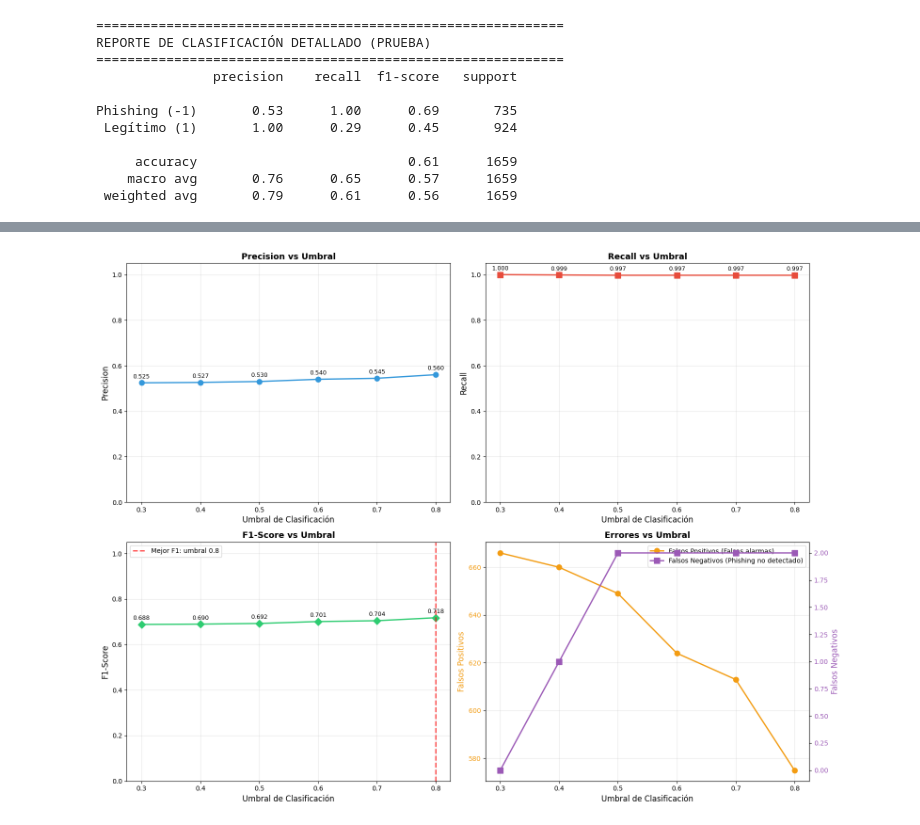
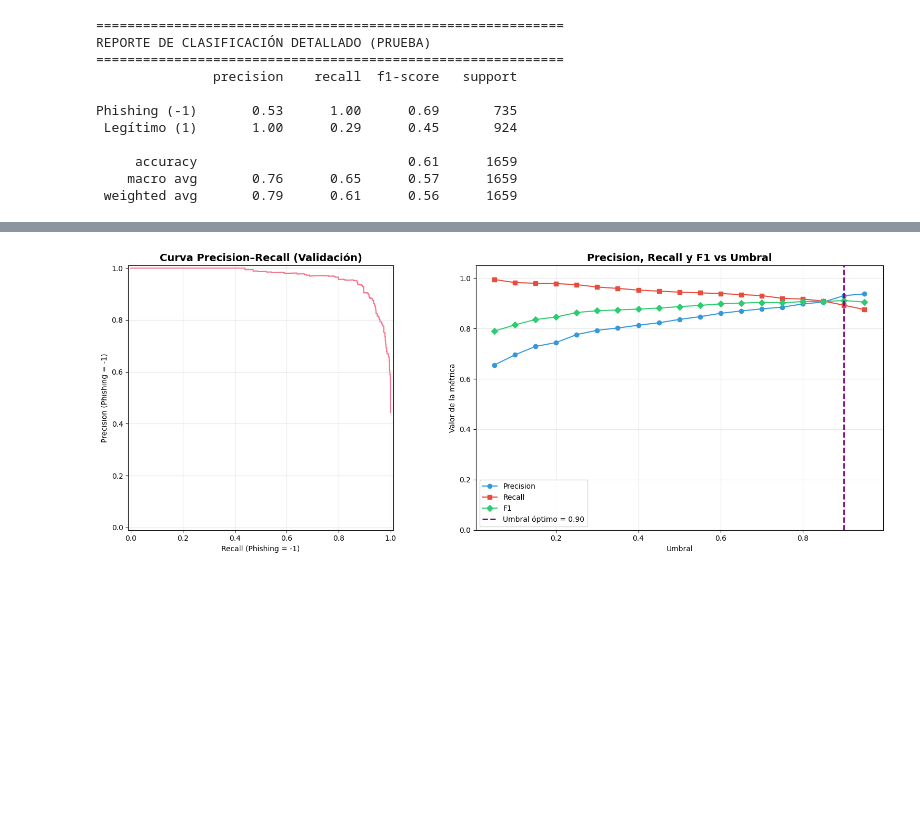
Before and after one commit to Roolivero/sistemasInteligentes, a Jupyter notebook: ProyectoClasificacion/scripts/V1/script3.ipynb, the cells around one changed output, grey strips where cells are left out. Drawn from its saved outputs; the diff is of its cells as text; code cells hidden in the pictures; blank space fills up the shorter version.

```diff
--- a/ProyectoClasificacion/scripts/V1/script3.ipynb
+++ b/ProyectoClasificacion/scripts/V1/script3.ipynb
@@ -1254,85 +1266,38 @@ TABLA COMPARATIVA DE UMBRALES
 # %%
 # ============================================
-# Visualización de la Curva Precision-Recall
+# Curva Precision-Recall y métricas por umbral
 # ============================================
 
-fig, axes = plt.subplots(2, 2, figsize=(16, 12))
+threshold_opt_idx = resultados_umbrales_df['F1'].idxmax()
+threshold_opt = resultados_umbrales_df.loc[threshold_opt_idx, 'Umbral']
+mejor_f1 = resultados_umbrales_df.loc[threshold_opt_idx, 'F1']
 
-# Gráfico 1: Precision vs Umbral
-axes[0, 0].plot(df_umbrales['Umbral'], df_umbrales['Precision'],
-                marker='o', linewidth=2, markersize=8, color='#3498db')
-axes[0, 0].set_xlabel('Umbral de Clasificación', fontsize=12)
-axes[0, 0].set_ylabel('Precision', fontsize=12)
-axes[0, 0].set_title('Precision vs Umbral', fontsize=13, fontweight='bold')
-axes[0, 0].grid(alpha=0.3)
-axes[0, 0].set_ylim([0, 1.05])
-for i, row in df_umbrales.iterrows():
-    axes[0, 0].text(row['Umbral'], row['Precision'] + 0.02,
-                    f"{row['Precision']:.3f}", ha='center', fontsize=9)
+fig, axes = plt.subplots(1, 2, figsize=(16, 6))
 
-# Gráfico 2: Recall vs Umbral
-axes[0, 1].plot(df_umbrales['Umbral'], df_umbrales['Recall'],
-                marker='s', linewidth=2, markersize=8, color='#e74c3c')
-axes[0, 1].set_xlabel('Umbral de Clasificación', fontsize=12)
-axes[0, 1].set_ylabel('Recall', fontsize=12)
-axes[0, 1].set_title('Recall vs Umbral', fontsize=13, fontweight='bold')
-axes[0, 1].grid(alpha=0.3)
-axes[0, 1].set_ylim([0, 1.05])
-for i, row in df_umbrales.iterrows():
-    axes[0, 1].text(row['Umbral'], row['Recall'] + 0.02,
-                    f"{row['Recall']:.3f}", ha='center', fontsize=9)
+# Curva Precision-Recall
+PrecisionRecallDisplay(precision=precision_vals, recall=recall_vals).plot(ax=axes[0])
+axes[0].set_title('Curva Precision–Recall (Validación)', fontsize=14, fontweight='bold')
+axes[0].set_xlabel('Recall (Phishing = -1)')
+axes[0].set_ylabel('Precision (Phishing = -1)')
+axes[0].grid(alpha=0.3)
 
-# Gráfico 3: F1-Score vs Umbral
-axes[1, 0].plot(df_umbrales['Umbral'], df_umbrales['F1-Score'],
-                marker='D', linewidth=2, markersize=8, color='#2ecc71')
-axes[1, 0].set_xlabel('Umbral de Clasificación', fontsize=12)
-axes[1, 0].set_ylabel('F1-Score', fontsize=12)
-axes[1, 0].set_title('F1-Score vs Umbral', fontsize=13, fontweight='bold')
-axes[1, 0].grid(alpha=0.3)
-axes[1, 0].set_ylim([0, 1.05])
-
-# Marcar el mejor F1
-mejor_f1_idx = df_umbrales['F1-Score'].idxmax()
-mejor_umbral = df_umbrales.loc[mejor_f1_idx, 'Umbral']
-mejor_f1 = df_umbrales.loc[mejor_f1_idx, 'F1-Score']
-axes[1, 0].axvline(x=mejor_umbral, color='red', linestyle='--', alpha=0.7,
-                   linewidth=2, label=f'Mejor F1: umbral {mejor_umbral}')
-axes[1, 0].legend(fontsize=10)
-for i, row in df_umbrales.iterrows():
-    axes[1, 0].text(row['Umbral'], row['F1-Score'] + 0.02,
-                    f"{row['F1-Score']:.3f}", ha='center', fontsize=9)
-
-# Gráfico 4: Errores (FP y FN) vs Umbral
-ax2 = axes[1, 1]
-line1 = ax2.plot(df_umbrales['Umbral'], df_umbrales['FP'],
-                 marker='o', linewidth=2, markersize=8, color='#f39c12',
-                 label='Falsos Positivos (Falsas alarmas)')
-ax2.set_xlabel('Umbral de Clasificación', fontsize=12)
-ax2.set_ylabel('Falsos Positivos', fontsize=12, color='#f39c12')
-ax2.tick_params(axis='y', labelcolor='#f39c12')
-ax2.grid(alpha=0.3)
-
-# Eje Y secundario para FN
-ax2_twin = ax2.twinx()
-line2 = ax2_twin.plot(df_umbrales['Umbral'], df_umbrales['FN'],
-                      marker='s', linewidth=2, markersize=8, color='#9b59b6',
-                      label='Falsos Negativos (Phishing no detectado)')
-ax2_twin.set_ylabel('Falsos Negativos', fontsize=12, color='#9b59b6')
-ax2_twin.tick_params(axis='y', labelcolor='#9b59b6')
-
-# Combinar leyendas
-lines = line1 + line2
-labels = [l.get_label() for l in lines]
-ax2.legend(lines, labels, fontsize=10, loc='upper right')
-axes[1, 1].set_title('Errores vs Umbral', fontsize=13, fontweight='bold')
+# Métricas vs Umbral
+ejes_df = resultados_umbrales_df[['Umbral', 'Precision', 'Recall', 'F1']]
+axes[1].plot(ejes_df['Umbral'], ejes_df['Precision'], marker='o', label='Precision', color='#3498db')
+axes[1].plot(ejes_df['Umbral'], ejes_df['Recall'], marker='s', label='Recall', color='#e74c3c')
+axes[1].plot(ejes_df['Umbral'], ejes_df['F1'], marker='D', label='F1', color='#2ecc71')
+axes[1].axvline(threshold_opt, color='purple', linestyle='--', linewidth=2, label=f'Umbral óptimo = {threshold_opt:.2f}')
+axes[1].set_title('Precision, Recall y F1 vs Umbral', fontsize=14, fontweight='bold')
+axes[1].set_xlabel('Umbral')
+axes[1].set_ylabel('Valor de la métrica')
+axes[1].set_ylim(0, 1.05)
+axes[1].grid(alpha=0.3)
+axes[1].legend()
 
 plt.tight_layout()
 plt.show()
 
-print("\n💡 Interpretación de los gráficos:")
-print("  • Precision aumenta con umbrales más altos (menos falsas alarmas)")
-print("  • Recall disminuye con umbrales más altos (detectamos menos phishing)")
-print("  • F1-Score encuentra el balance óptimo entre ambos")
-print("  • El umbral por defecto (0.5) puede no ser el óptimo")
+print(f"\n🎯 Umbral óptimo (validación) = {threshold_opt:.2f} | F1 = {mejor_f1:.4f}")
+print("  • Precision y recall se ajustan automáticamente para maximizar el F1 de la clase phishing (-1).")
 # %% [output]
-[figure, old version]
+[figure, new version]
```
Also changed, not shown: parts of 28 cells of this notebook, 19 other files.
